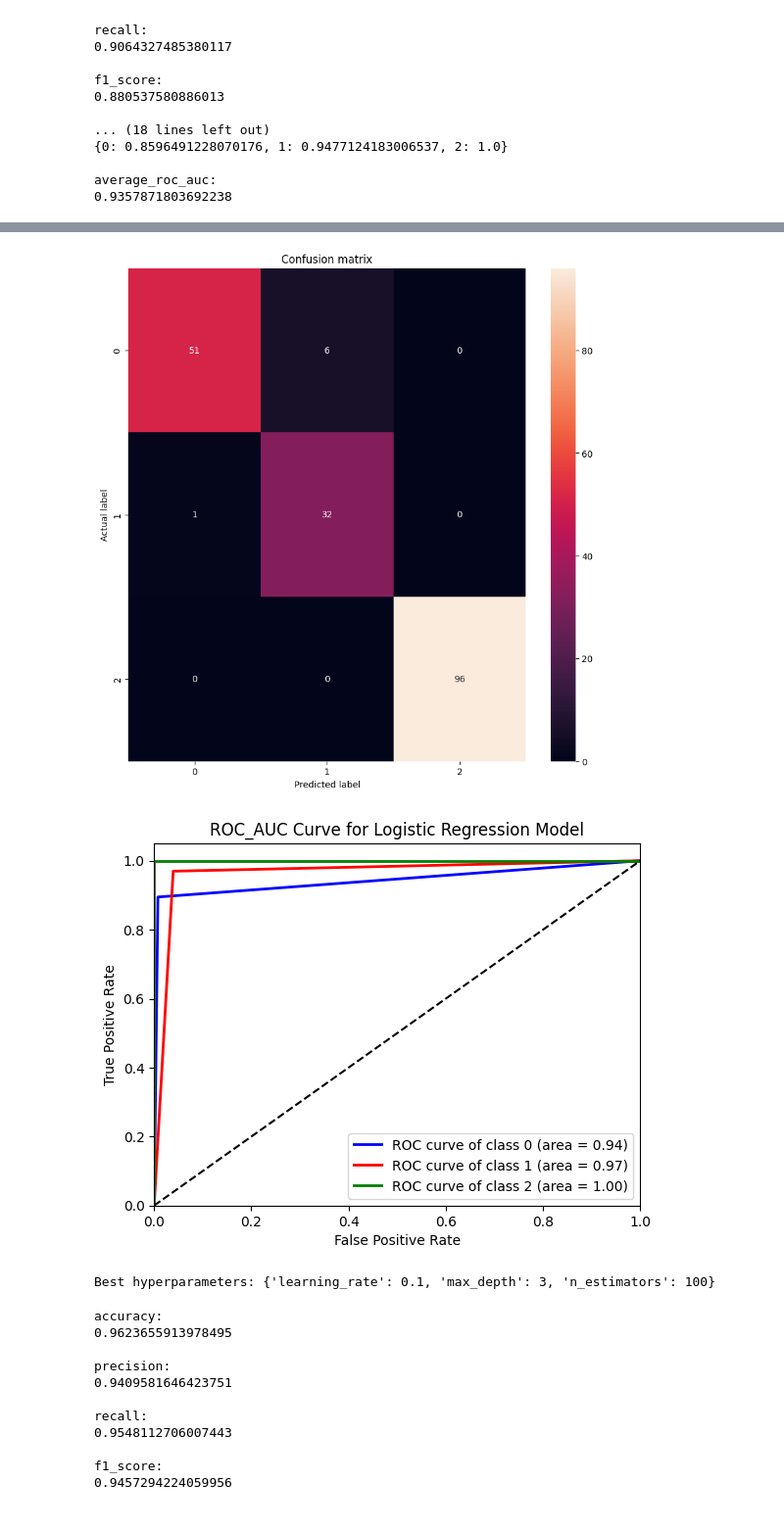
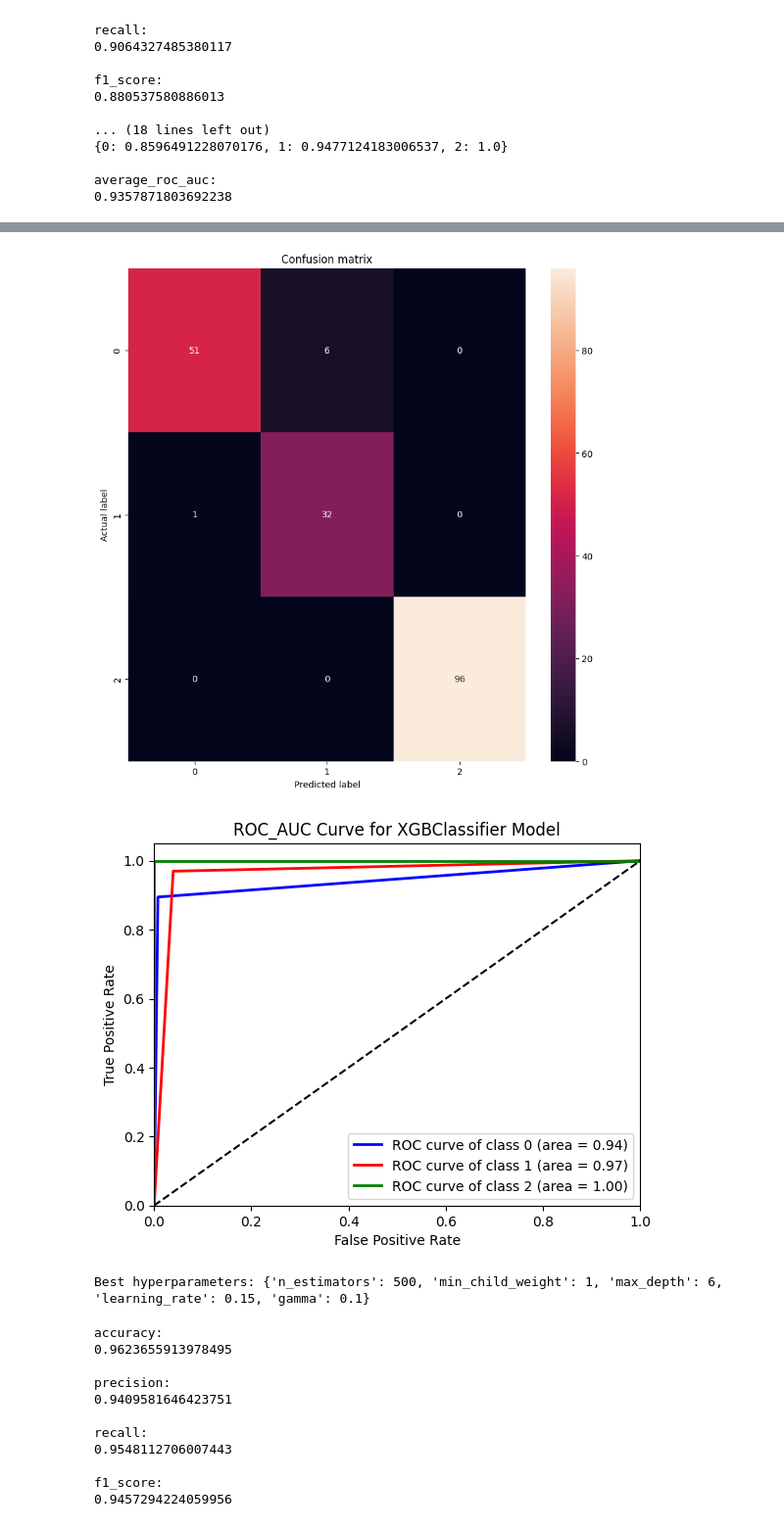
Before and after one commit to Danielwoodh/Time-Series-Data-Generation, a Jupyter notebook: Models - 1.0.ipynb, the cells around one changed output, grey strips where cells are left out. Shown at 98% size. Saved outputs shown, nothing was run; the diff lists cells and outputs as text; code cells hidden in the pictures.

```diff
--- a/Models - 1.0.ipynb
+++ b/Models - 1.0.ipynb
@@ -250,27 +477,29 @@ average_roc_auc:
 # %%
 # Instantiate XGBoost classifier
 xgb_model = XGBClassifier()
 
 # Hyperparameters for XGBoost
 hyperparams = {
-    'learning_rate': [0.01, 0.1, 0.2, 0.3], # This parameter controls the step size shrinkage, which is used to prevent overfitting.
-    'max_depth': [3, 4, 5, 6], # This parameter controls the maximum depth of each tree.
-    'n_estimators': [50, 100, 200] # This parameter controls the number of estimators or trees in the model.
+    'learning_rate' : [0.05,0.10,0.15,0.20,0.25,0.30],
+    'n_estimators' : [100, 250, 500, 750, 1000],
+    'max_depth' : [3, 4, 5, 6, 8, 10, 12, 15],
+    'min_child_weight' : [ 1, 3, 5, 7 ],
+    'gamma': [0.0, 0.1, 0.2 , 0.3, 0.4]
 }
 
 # Instantiate the evaluator with the XGBoost classifier
 evaluator = TimeSeriesModelEvaluator(xgb_model, hyperparams)
 
 # Use your dataframe's feature and target columns as X and y
 X = df[['timestamp_scaled', 'rms_scaled']].values
 y = df['state_encoded'].values
 
 # Evaluate the model
 xg_metrics = evaluator.evaluate(X, y)
 # %% [output]
 [figure]
-[figure, old version]
+[figure, new version]
-Best hyperparameters: {'learning_rate': 0.1, 'max_depth': 3, 'n_estimators': 100}
+Best hyperparameters: {'n_estimators': 500, 'min_child_weight': 1, 'max_depth': 6, 'learning_rate': 0.15, 'gamma': 0.1}
 # %%
 # print the metrics
 for key, value in xg_metrics.items():
```
Also changed, not shown: parts of 18 cells of this notebook, 4 other files.
